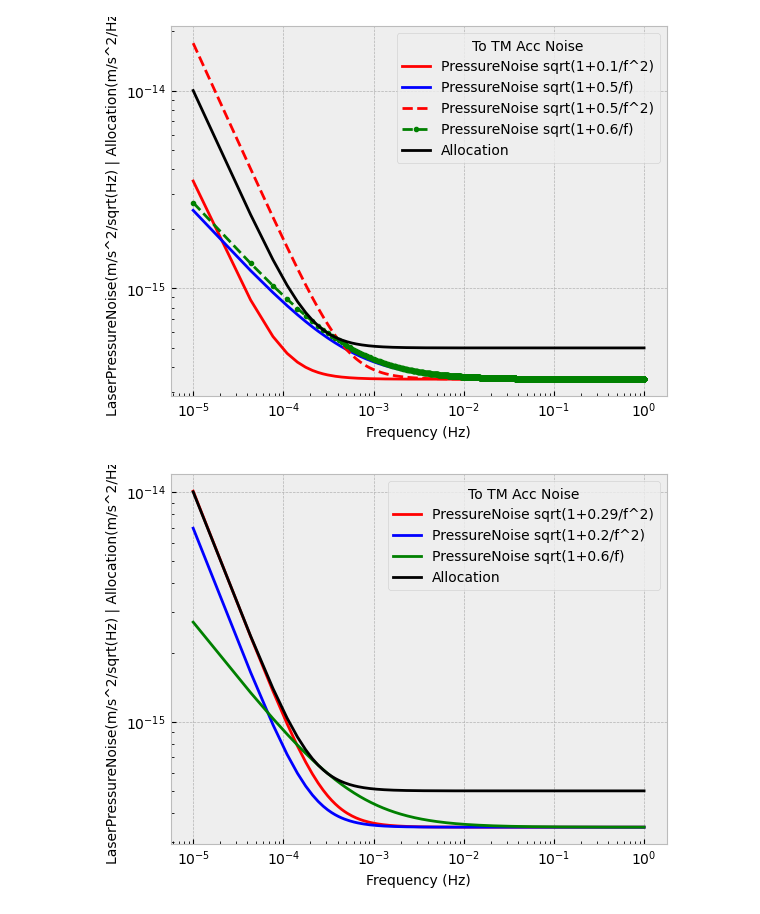
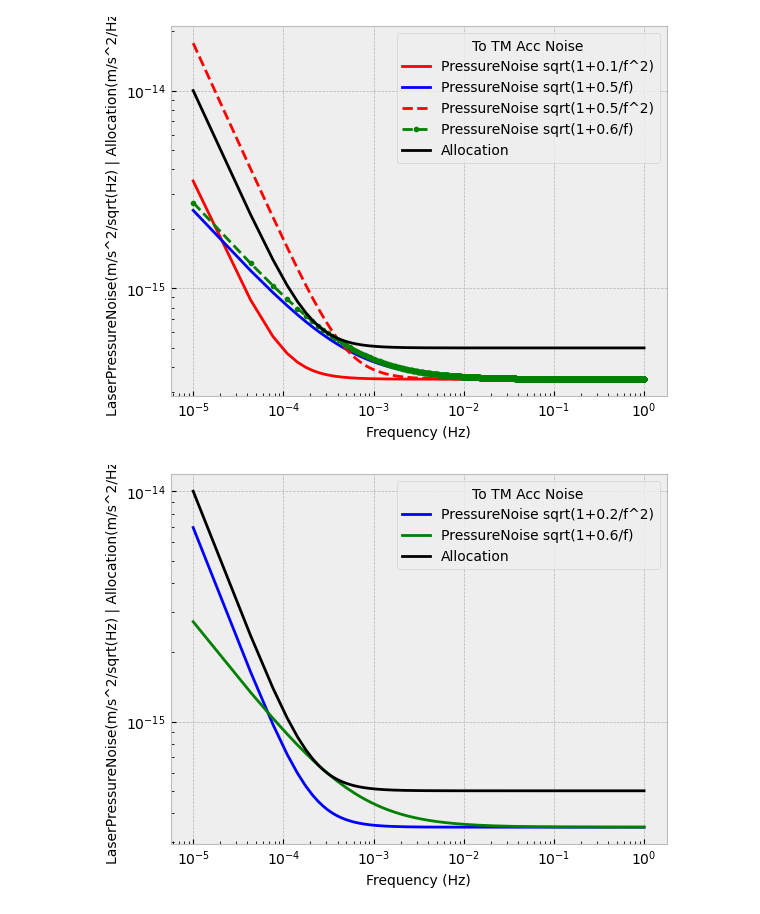
Before and after one commit to raidurgesh/LaserPressureNoise, a Jupyter notebook: LaserPressureNoiseNew_ver0.fun.ipynb, the cells around one changed output. Drawn from its saved outputs; the diff is of its cells as text; code cells hidden in the pictures.

```diff
--- a/LaserPressureNoiseNew_ver0.fun.ipynb
+++ b/LaserPressureNoiseNew_ver0.fun.ipynb
@@ -113,34 +113,31 @@ Mass=1.92
 #speed of light in m/s
 C=299792458.0
 #Incident circularly polarized beam power in Watts
 Power=0.001
-RIN_PSD_p29=(1e-4)**2*(1+(0.29e-3/freq)**2)
-RIN_PSD_p2=(1e-4)**2*(1+(0.2e-3/freq)**2)
 RIN_PSD_n=(1e-4)**2*(1+(0.5e-3/freq))
 RIN_PSD_6=(1e-4)**2*(1+(0.6e-3/freq))
 RIN_PSD_n2=(1e-4)**2*(1+(0.5e-3/freq)**2)
 LaserPressureNoise_p29=(1/Mass**2*RIN_PSD_p29*4.*Power**2/C**2)**0.5
 LaserPressureNoise_p2=(1/Mass**2*RIN_PSD_p2*4.*Power**2/C**2)**0.5
 LaserPressureNoise_n=(1/Mass**2*RIN_PSD_n*4.*Power**2/C**2)**0.5
 LaserPressureNoise_n2=(1/Mass**2*RIN_PSD_n2*4.*Power**2/C**2)**0.5
 LaserPressureNoise_6=(1/Mass**2*RIN_PSD_6*4.*Power**2/C**2)**0.5
 Allocation=((1e-15)**2*(1e-4/freq)**2 + (0.5e-15)**2)**0.5
 plt.style.use('bmh')
 # plot lines
-plt.plot(freq, LaserPressureNoise_p29,'r-', label = "PressureNoise sqrt(1+0.29/f^2)")
 plt.plot(freq, LaserPressureNoise_p2,'b-', label = "PressureNoise sqrt(1+0.2/f^2)")
 #plt.plot(freq, LaserPressureNoise_n,'b-', label = "PressureNoise sqrt(1+0.5/f)")
 #plt.plot(freq, LaserPressureNoise_n2,'r--', label = "PressureNoise sqrt(1+0.5/f^2)")
 plt.plot(freq, LaserPressureNoise_6,'g-', label = "PressureNoise sqrt(1+0.6/f)")
 plt.plot(freq, Allocation,'k-', label = "Allocation")
 plt.yscale("log")
 plt.xscale("log")
 #plt.title("LaserPressureNoise")
 plt.xlabel("Frequency (Hz)")
 plt.ylabel("LaserPressureNoise(m/s^2/sqrt(Hz) | Allocation(m/s^2/Hz)")
 #plt.ylabel("LaserPressureNoise(m/s^2/sqrt(Hz)")
 # Add a title to a legend
 plt.legend(title = "To TM Acc Noise")
 plt.show()
 # %% [output]
-[figure, old version]
+[figure, new version]
```
Also changed, not shown: parts of 1 cell of this notebook.
